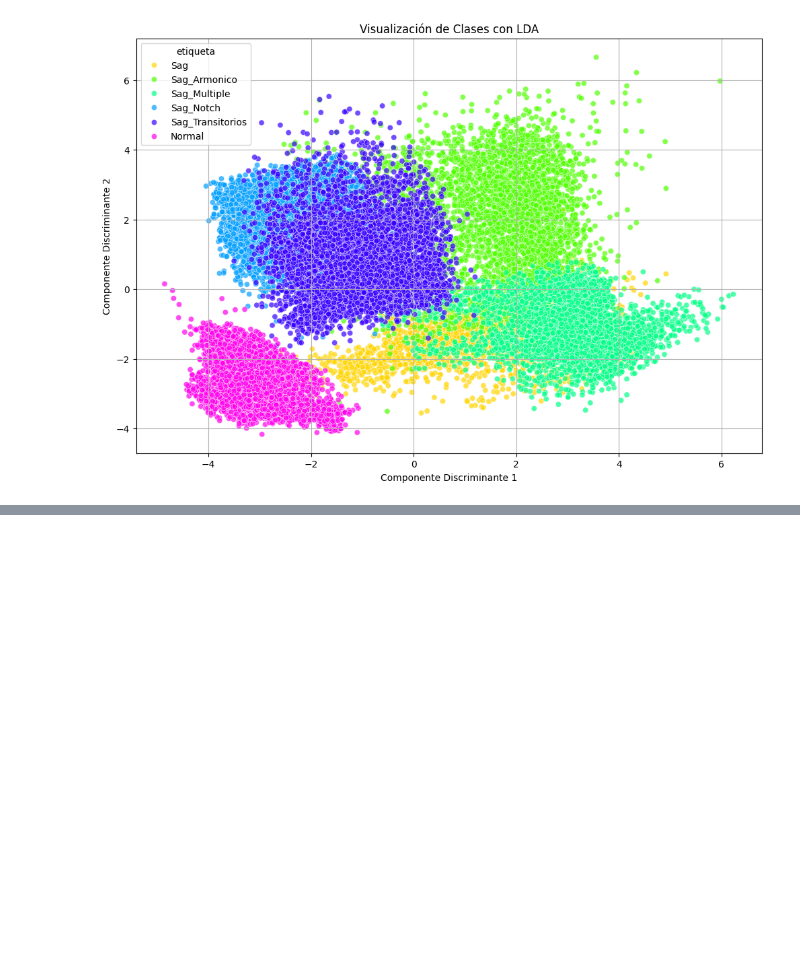
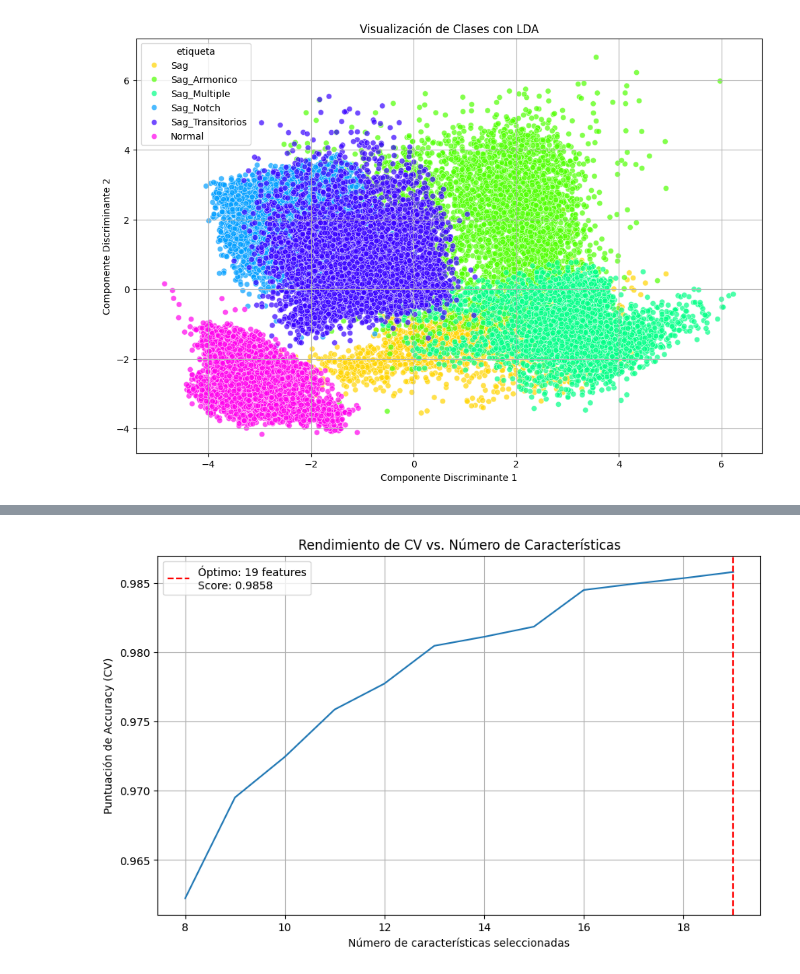
Before and after one commit to SGOLDYT/Power-Quality, a Jupyter notebook: Caracteristicas/caracteristicas.ipynb, the cells around one changed output, grey strips where cells are left out. Saved outputs shown, nothing was run; the diff lists cells and outputs as text; code cells hidden in the pictures; blank space fills up the shorter version.

```diff
--- a/Caracteristicas/caracteristicas.ipynb
+++ b/Caracteristicas/caracteristicas.ipynb
@@ -413,7 +413,7 @@ X_scaled = scaler.fit_transform(X)
 
 # --- OPCIÓN A: Usar PCA ---
 print("Aplicando PCA para reducir a 19 componentes...")
-pca = PCA(n_components=19)
+pca = PCA(n_components=15)
 X_reducido = pca.fit_transform(X_scaled)
 print(f"Dimensiones después de PCA: {X_reducido.shape}")
 
@@ -480,0 +565,89 @@ XGBoost: Precisión Media = 0.9378 (Desv. Est. = 0.0024)
+# %%
+import pandas as pd
+import numpy as np
+import matplotlib.pyplot as plt
+from sklearn.model_selection import StratifiedKFold
+from sklearn.preprocessing import StandardScaler, LabelEncoder
+from sklearn.feature_selection import RFECV
+import xgboost as xgb
+
+# --- 1. Carga y Preparación de Datos ---
+data = r'C:\Users\Juan_Saa\Documents\Juan_Saa\Proyecto_Grado\Power-Quality\Caracteristicas\Dataset_Final_Generado\Dataset_Caracteristicas_Final.csv'
+df = pd.read_csv(data)
+
+# Guardamos los nombres de las características para después
+feature_names = df.drop(columns=['etiqueta', 'columna_origen', 'duracion_muestras']).columns.to_list()
+
+X = df[feature_names].values
+y = df['etiqueta'].values
+
+le = LabelEncoder()
+y_encoded = le.fit_transform(y)
+
+scaler = StandardScaler()
+X_scaled = scaler.fit_transform(X)
+
+# --- 2. Elegir el Mejor Modelo Base como Estimador ---
+# Basado en tu comparativa anterior, XGBoost fue el claro ganador.
+# Lo usaremos para que guíe el proceso de selección.
+estimator = xgb.XGBClassifier(use_label_encoder=False, eval_metric='mlogloss', random_state=42)
+
+# --- 3. Configurar y Ejecutar RFECV ---
+# RFECV probará con 19 características, luego 18, 17, etc., y usará
+# validación cruzada para ver qué número de características da la mejor precisión.
+cv_strategy = StratifiedKFold(n_splits=5, shuffle=True, random_state=42)
+
+rfecv = RFECV(
+    estimator=estimator,
+    step=1,                          # Eliminar una característica en cada paso
+    cv=cv_strategy,                  # Estrategia de validación cruzada
+    scoring='accuracy',              # Métrica a optimizar
+    min_features_to_select=8,       # Número mínimo de características a conservar
+    n_jobs=-1                        # Usar todos los núcleos de la CPU
+)
+
+print("--- Iniciando Selección de Características con RFECV (esto puede tardar unos minutos)... ---")
+rfecv.fit(X_scaled, y_encoded)
+print("--- RFECV Finalizado ---")
+
+
+# --- 4. Analizar los Resultados de RFE ---
+print(f"\nNúmero óptimo de características encontrado: {rfecv.n_features_}")
+
+# Obtener los nombres de las características seleccionadas
+selected_features_mask = rfecv.support_
+selected_feature_names = [name for name, selected in zip(feature_names, selected_features_mask) if selected]
+
+print("\nCaracterísticas seleccionadas:")
+for feature in selected_feature_names:
+    print(f"- {feature}")
+
+# Opcional: ver el ranking completo (1 = la mejor, 2 = la segunda, etc.)
+# feature_ranking = pd.DataFrame({'Feature': feature_names, 'Ranking': rfecv.ranking_}).sort_values('Ranking')
+# print("\nRanking completo de características:")
+# print(feature_ranking)
+
+
+# --- 5. Visualizar el Rendimiento vs. Número de Características ---
+plt.figure(figsize=(10, 6))
+plt.title('Rendimiento de CV vs. Número de Características')
+plt.xlabel('Número de características seleccionadas')
+plt.ylabel('Puntuación de Accuracy (CV)')
+plt.plot(range(rfecv.min_features_to_select, len(rfecv.cv_results_['mean_test_score']) + rfecv.min_features_to_select), rfecv.cv_results_['mean_test_score'])
+# Marcar el punto óptimo
+optimal_n_features = rfecv.n_features_
+optimal_score = rfecv.cv_results_['mean_test_score'][optimal_n_features - rfecv.min_features_to_select]
+plt.axvline(x=optimal_n_features, color='r', linestyle='--', label=f'Óptimo: {optimal_n_features} features\nScore: {optimal_score:.4f}')
+plt.legend()
+plt.grid()
+plt.show()
+
+# --- 6. Confirmación del Rendimiento Final ---
+# Vamos a confirmar la precisión usando solo las características seleccionadas
+from sklearn.model_selection import cross_val_score
+
+X_reducido_rfe = rfecv.transform(X_scaled)
+final_scores = cross_val_score(estimator, X_reducido_rfe, y_encoded, cv=cv_strategy, scoring='accuracy')
+
+print(f"\nPrecisión media confirmada con las {rfecv.n_features_} características seleccionadas: {final_scores.mean():.4f}")
+# %% [output]
@@ -480,0 +678 @@ XGBoost: Precisión Media = 0.9378 (Desv. Est. = 0.0024)
+[figure, added]
```
Also changed, not shown: parts of 4 cells of this notebook.
